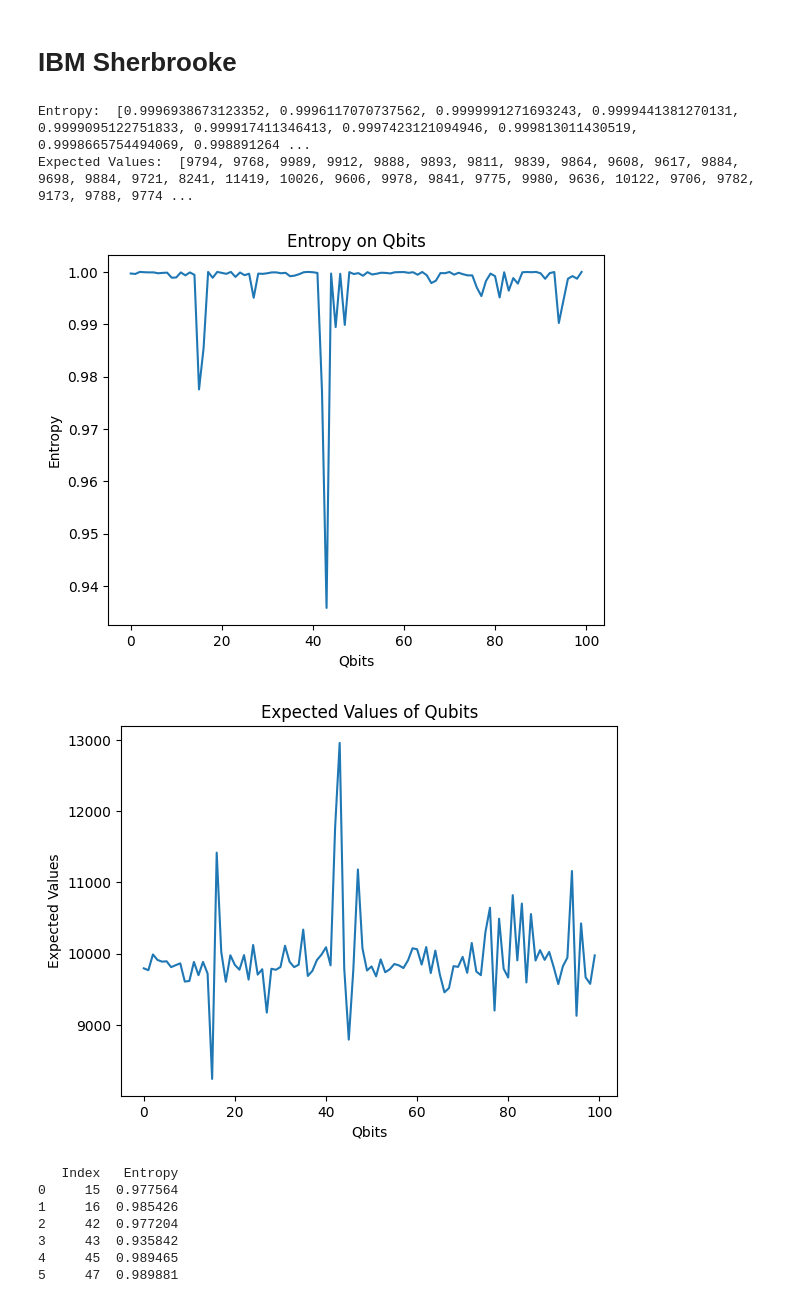
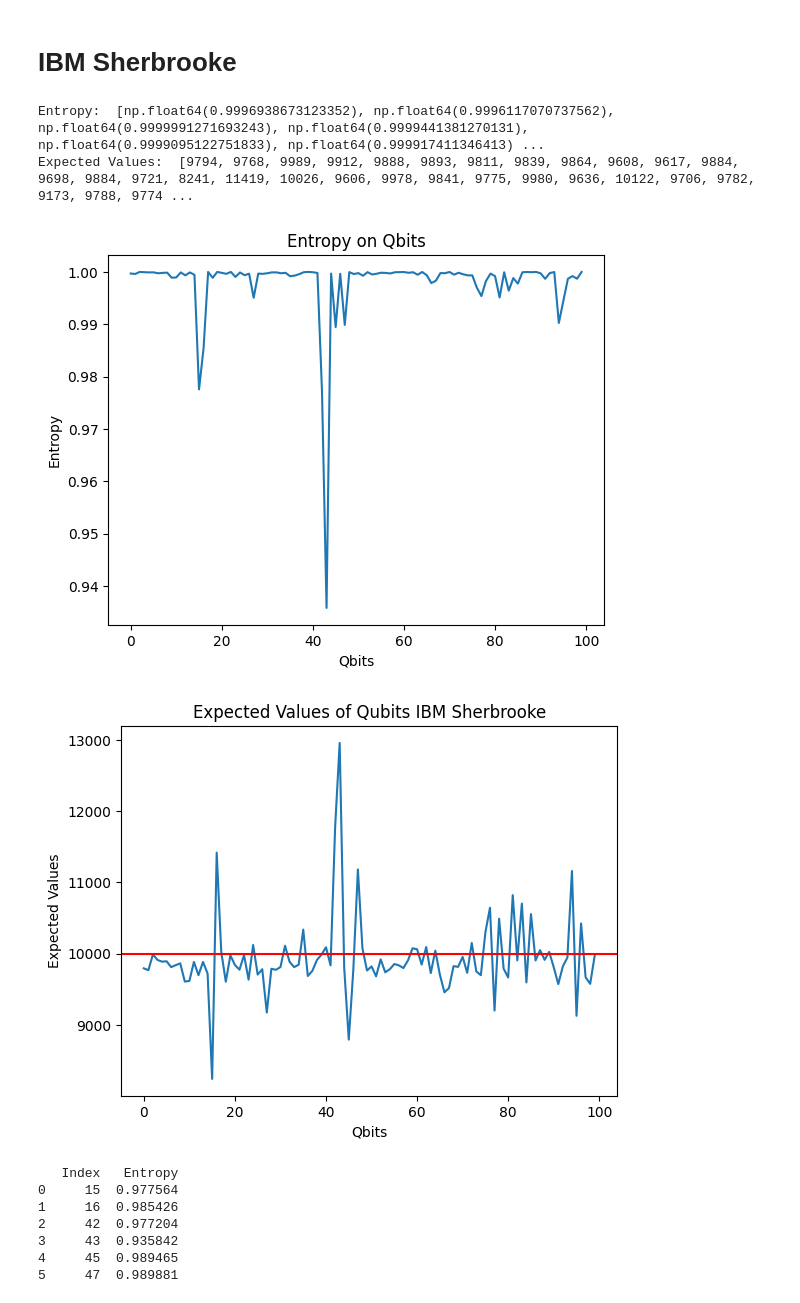
Before and after one commit to yubrajbhandari923/wiggleRNG, a Jupyter notebook: entropy and estimated values.ipynb, the cells around one changed output. Cells and saved outputs as stored; diff of their text form; code cells hidden in the pictures.

```diff
--- a/entropy and estimated values.ipynb
+++ b/entropy and estimated values.ipynb
@@ -5,7 +5,7 @@ import matplotlib.pyplot as plt
 # %% [markdown]
 # IBM Brisbane
 # %%
-df = pd.read_csv('QRNG_ibm_brisbane.txt', header=None)
+df = pd.read_csv('data/QRNG_ibm_brisbane.txt', header=None)
 df.columns = ['data']
 brisbane_data = np.array([[int(j) for j in list(i)] for i in df['data'].values])
 
@@ -37,8 +37,10 @@ plt.title("Entropy on Qbits")
 plt.show()
 
 plt.plot(y, brisbane_expected_value)
+#plot a line at 10000
+plt.axhline(y=10000, color='r', linestyle='-')
 plt.xlabel("Qbits")
 plt.ylabel("Expected Values")
-plt.title("Expected Values of Qubits")
+plt.title("Expected Values of Qubits IBM Brisbane")
 plt.show()
 # %% [output]
@@ -61,7 +63,7 @@ print(brisbane_df)
 # %% [markdown]
 # IBM Sherbrooke
 # %%
-df = pd.read_csv('QRNG_ibm_sherbrooke.txt', header=None)
+df = pd.read_csv('data/QRNG_ibm_sherbrooke.txt', header=None)
 df.columns = ['data']
 sher_data = np.array([[int(j) for j in list(i)] for i in df['data'].values])
 
@@ -72,36 +74,37 @@ sher_expected_value = [0] * 100
 
 for j in range(100):
     count = 0
     for i in range(20000):
         if sher_data[i,j] == 0:
             count+=1
     prob = count/20000
     sher_entropy[j] = -((prob * np.log2(prob)) + ((1-prob) * np.log2(1-prob)))
     sher_expected_value[j] = 20000 - count
 
 
 print("Entropy: ", sher_entropy)
 
 print("Expected Values: ", sher_expected_value)
 
 y = np.arange(100)
 
 plt.plot(y, sher_entropy)
 plt.xlabel("Qbits")
 plt.ylabel("Entropy")
 plt.title("Entropy on Qbits")
 plt.show()
 
 plt.plot(y, sher_expected_value)
+plt.axhline(y=10000, color='r', linestyle='-')
 plt.xlabel("Qbits")
 plt.ylabel("Expected Values")
-plt.title("Expected Values of Qubits")
+plt.title("Expected Values of Qubits IBM Sherbrooke")
 plt.show()
 # %% [output]
-Entropy:  [0.9996938673123352, 0.9996117070737562, 0.9999991271693243, 0.9999441381270131, 0.9999095122751833, 0.999917411346413, 0.9997423121094946, 0.999813011430519, 0.9998665754494069, 0.998891264 ...
+Entropy:  [np.float64(0.9996938673123352), np.float64(0.9996117070737562), np.float64(0.9999991271693243), np.float64(0.9999441381270131), np.float64(0.9999095122751833), np.float64(0.999917411346413) ...
 Expected Values:  [9794, 9768, 9989, 9912, 9888, 9893, 9811, 9839, 9864, 9608, 9617, 9884, 9698, 9884, 9721, 8241, 11419, 10026, 9606, 9978, 9841, 9775, 9980, 9636, 10122, 9706, 9782, 9173, 9788, 9774 ...
 [figure]
-[figure, old version]
+[figure, new version]
 # %%
 sher_high_entopy_qiskit = {}
 for i in range(100):
```
Also changed, not shown: parts of 2 cells of this notebook, 13 other files.
